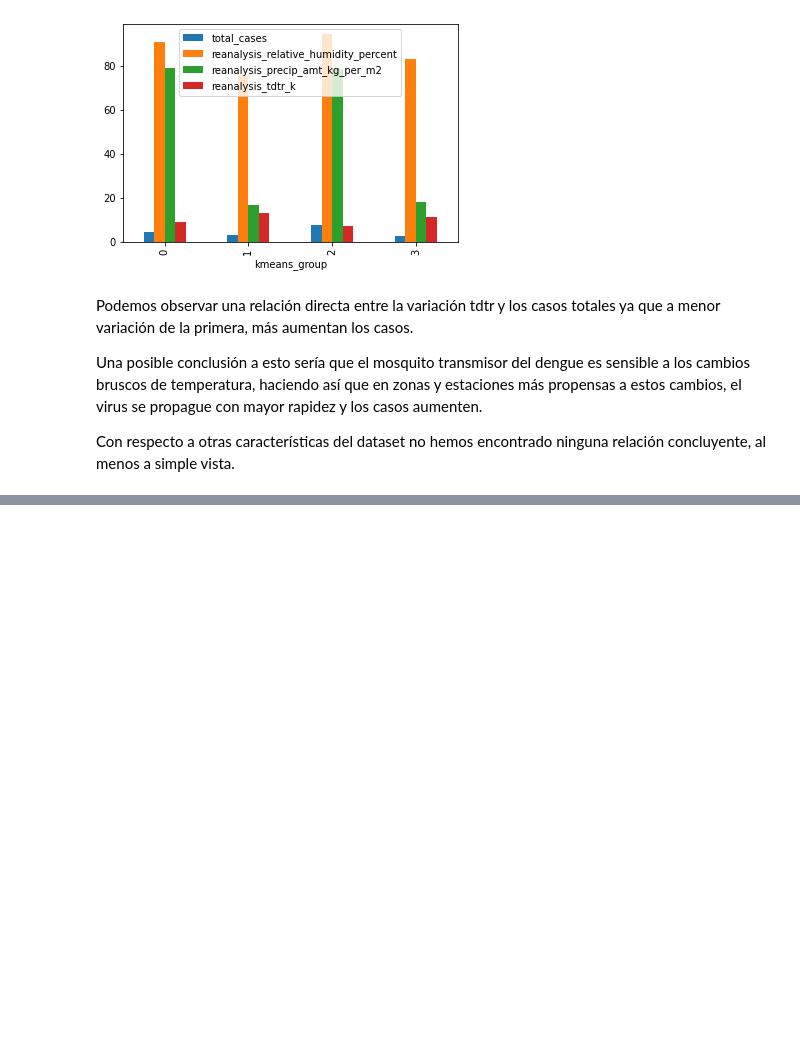
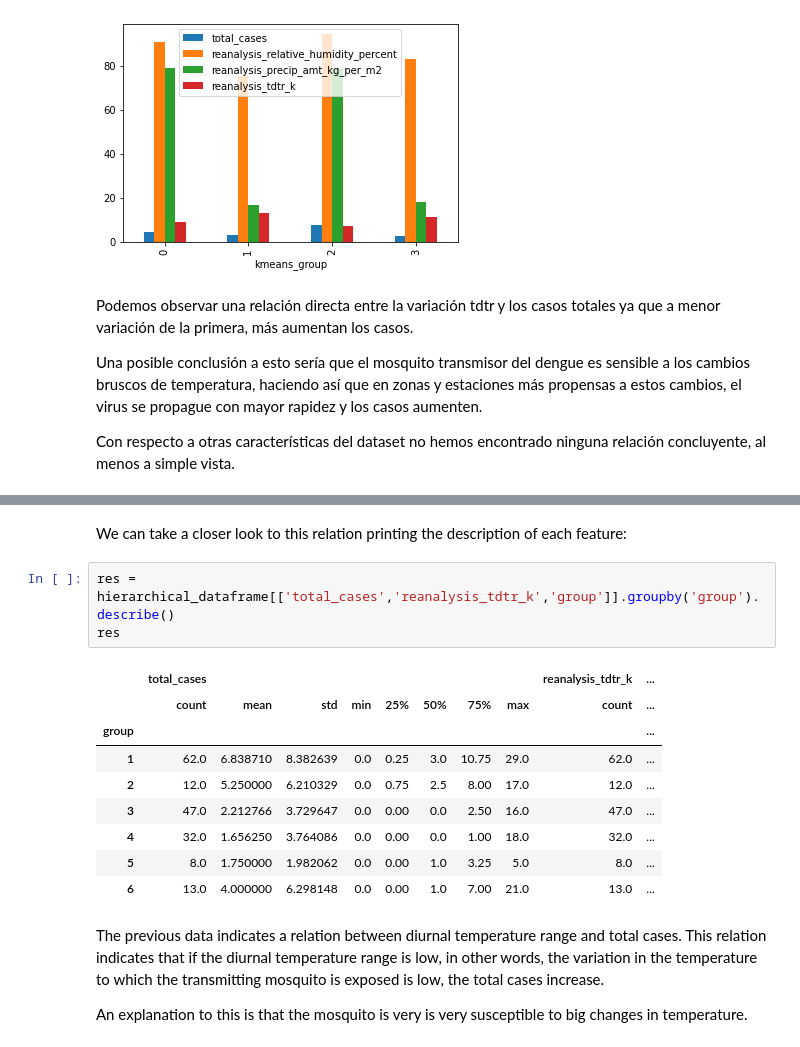
Before and after one commit to eduardez/Machine-Learning-ESI, a Jupyter notebook: ELM_Iquitos(00_03)L.ipynb, the cells around one changed output, grey strips where cells are left out. Drawn from its saved outputs; the diff is of its cells as text; blank space fills up the shorter version.

```diff
--- a/ELM_Iquitos(00_03)L.ipynb
+++ b/ELM_Iquitos(00_03)L.ipynb
@@ -855,0 +948,19 @@ Con respecto a otras características del dataset no hemos encontrado ninguna re
+# %% [markdown]
+We can take a closer look to this relation printing the description of each feature:
+# %%
+res = hierarchical_dataframe[['total_cases','reanalysis_tdtr_k','group']].groupby('group').describe()
+res
+# %% [output]
+|  | total_cases |  |  |  |  |  |  |  | reanalysis_tdtr_k | ... |
+|  | count | mean | std | min | 25% | 50% | 75% | max | count | ... |
+| group |  |  |  |  |  |  |  |  |  | ... |
+| 1 | 62.0 | 6.838710 | 8.382639 | 0.0 | 0.25 | 3.0 | 10.75 | 29.0 | 62.0 | ... |
+| 2 | 12.0 | 5.250000 | 6.210329 | 0.0 | 0.75 | 2.5 | 8.00 | 17.0 | 12.0 | ... |
+| 3 | 47.0 | 2.212766 | 3.729647 | 0.0 | 0.00 | 0.0 | 2.50 | 16.0 | 47.0 | ... |
+| 4 | 32.0 | 1.656250 | 3.764086 | 0.0 | 0.00 | 0.0 | 1.00 | 18.0 | 32.0 | ... |
+| 5 | 8.0 | 1.750000 | 1.982062 | 0.0 | 0.00 | 1.0 | 3.25 | 5.0 | 8.0 | ... |
+| 6 | 13.0 | 4.000000 | 6.298148 | 0.0 | 0.00 | 1.0 | 7.00 | 21.0 | 13.0 | ... |
+# %% [markdown]
+The previous data indicates a relation between diurnal temperature range and total cases. This relation indicates that if the diurnal temperature range is low, in other words, the variation in the temperature to which the transmitting mosquito is exposed is low, the total cases increase.
+
+An explanation to this is that the mosquito is very is very susceptible to big changes in temperature.
```
Also changed, not shown: parts of 16 cells of this notebook.
